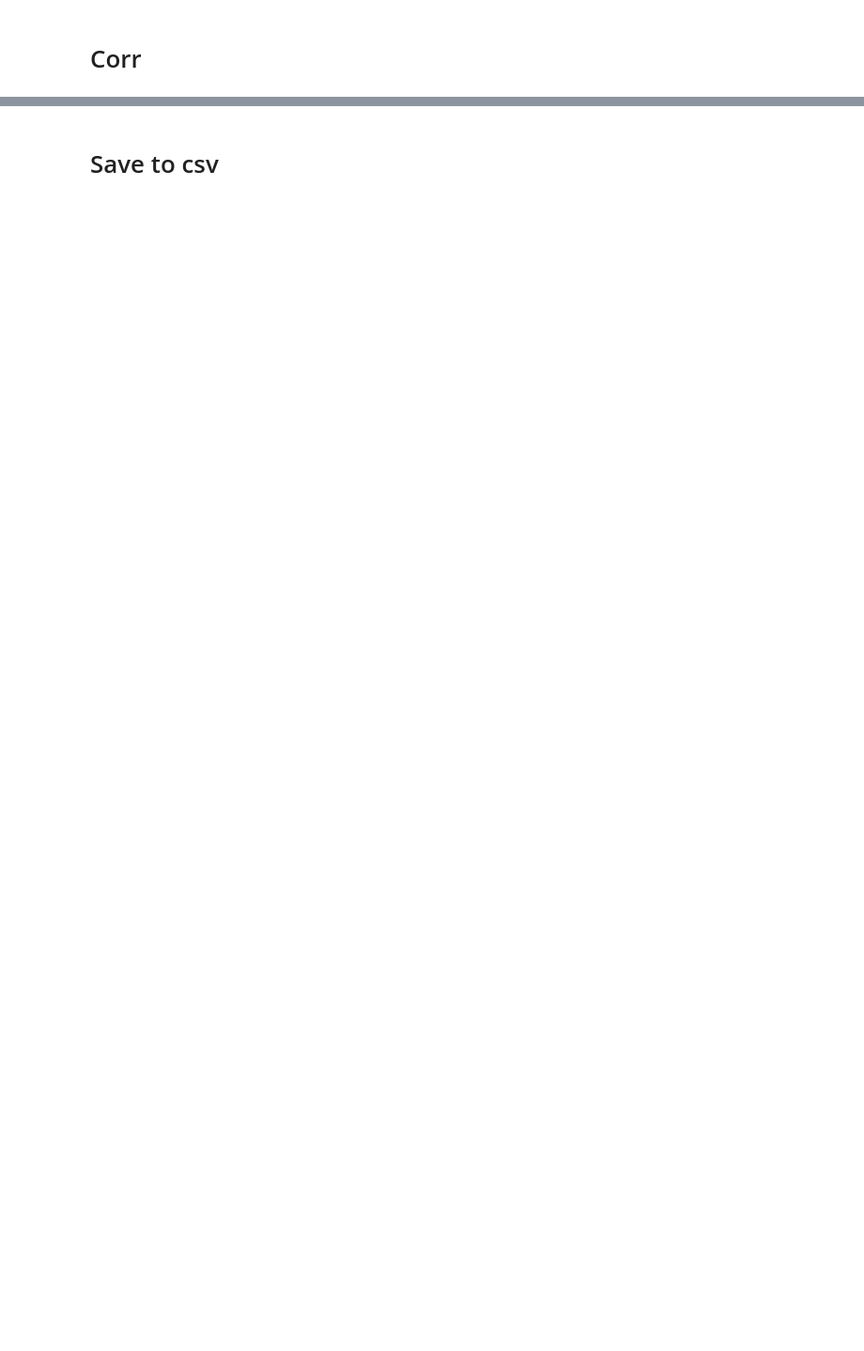
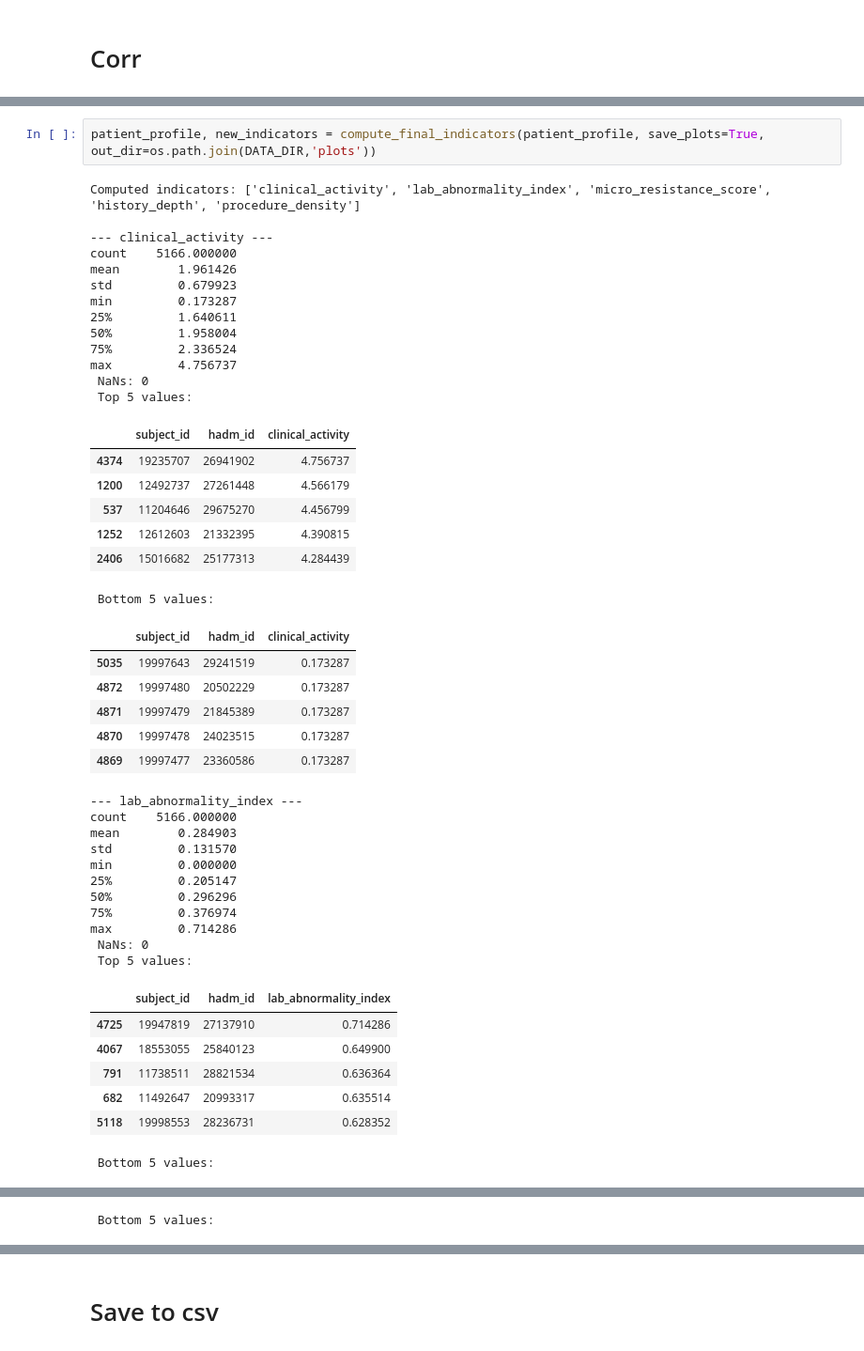
Before and after one commit to alexandermittet/Data_Analytics_for_Health_UniPi, a Jupyter notebook: code/1.2_create_patient_profile.ipynb, the cells around one changed output, grey strips where cells are left out. Shown at 94% size. Saved outputs shown, nothing was run; the diff lists cells and outputs as text; blank space fills up the shorter version.

```diff
--- a/code/1.2_create_patient_profile.ipynb
+++ b/code/1.2_create_patient_profile.ipynb
@@ -263,0 +582,47 @@ Average sources per patient: 3.08
+# %%
+patient_profile, new_indicators = compute_final_indicators(patient_profile, save_plots=True, out_dir=os.path.join(DATA_DIR,'plots'))
+# %% [output]
+Computed indicators: ['clinical_activity', 'lab_abnormality_index', 'micro_resistance_score', 'history_depth', 'procedure_density']
+
+--- clinical_activity ---
+count    5166.000000
+mean        1.961426
+std         0.679923
+min         0.173287
+25%         1.640611
+50%         1.958004
+75%         2.336524
+max         4.756737
+ NaNs: 0
+ Top 5 values:
+|  | subject_id | hadm_id | clinical_activity |
+| 4374 | 19235707 | 26941902 | 4.756737 |
+| 1200 | 12492737 | 27261448 | 4.566179 |
+| 537 | 11204646 | 29675270 | 4.456799 |
+| 1252 | 12612603 | 21332395 | 4.390815 |
+| 2406 | 15016682 | 25177313 | 4.284439 |
+ Bottom 5 values:
+|  | subject_id | hadm_id | clinical_activity |
+| 5035 | 19997643 | 29241519 | 0.173287 |
+| 4872 | 19997480 | 20502229 | 0.173287 |
+| 4871 | 19997479 | 21845389 | 0.173287 |
+| 4870 | 19997478 | 24023515 | 0.173287 |
+| 4869 | 19997477 | 23360586 | 0.173287 |
+--- lab_abnormality_index ---
+count    5166.000000
+mean        0.284903
+std         0.131570
+min         0.000000
+25%         0.205147
+50%         0.296296
+75%         0.376974
+max         0.714286
+ NaNs: 0
+ Top 5 values:
+|  | subject_id | hadm_id | lab_abnormality_index |
+| 4725 | 19947819 | 27137910 | 0.714286 |
+| 4067 | 18553055 | 25840123 | 0.649900 |
+| 791 | 11738511 | 28821534 | 0.636364 |
+| 682 | 11492647 | 20993317 | 0.635514 |
+| 5118 | 19998553 | 28236731 | 0.628352 |
+ Bottom 5 values:
@@ -263,0 +652 @@ Average sources per patient: 3.08
+ Bottom 5 values:
```
Also changed, not shown: parts of 31 cells of this notebook.
